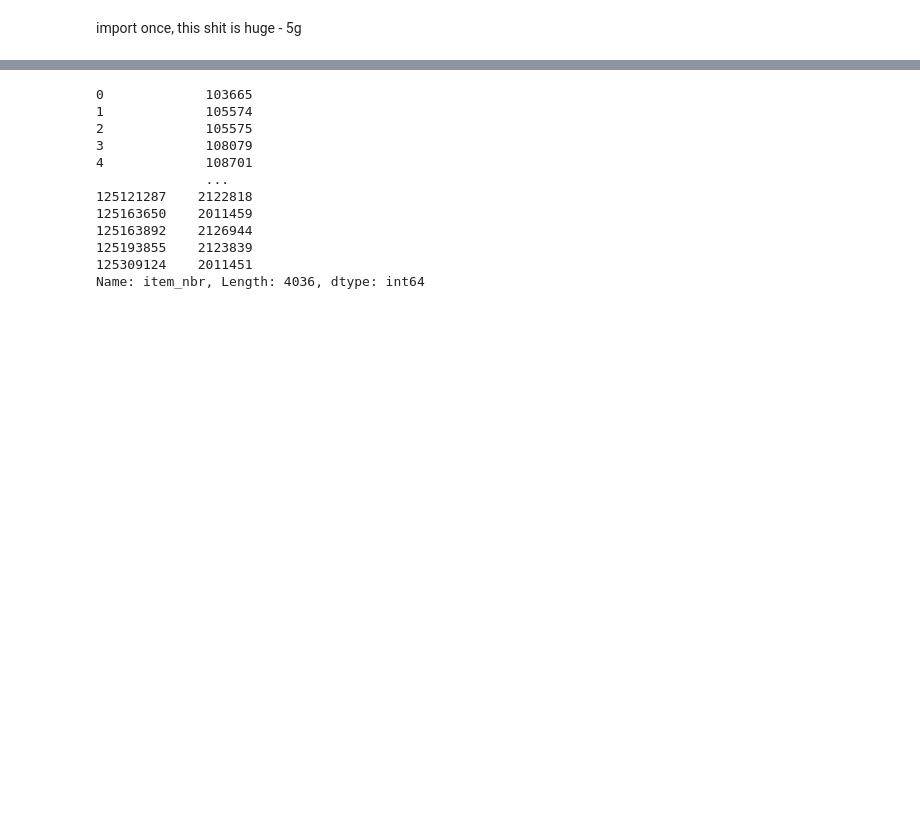
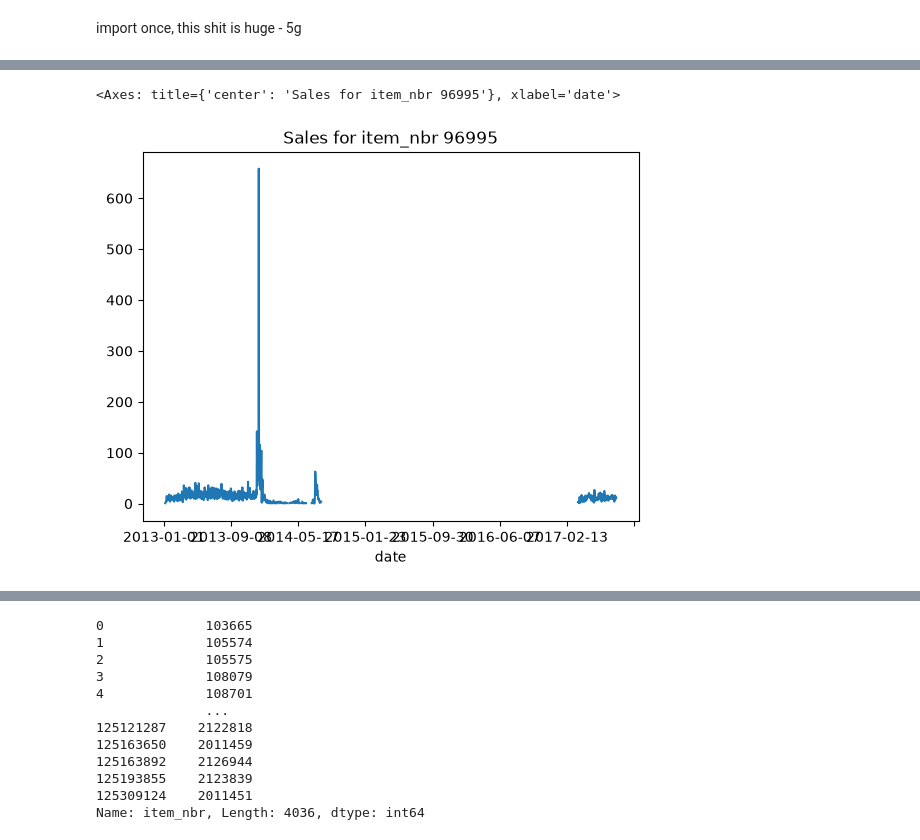
Before and after one commit to tlebon/dsr-competition, a Jupyter notebook: notebooks/data-first-analysis.ipynb, the cells around one changed output, grey strips where cells are left out. Drawn from its saved outputs; the diff is of its cells as text; code cells hidden in the pictures; blank space fills up the shorter version.

```diff
--- a/notebooks/data-first-analysis.ipynb
+++ b/notebooks/data-first-analysis.ipynb
@@ -36,0 +26,2 @@ promotion = train['onpromotion'].copy().drop_duplicates()
+# %%
+wide = train.pivot_table(index='date', columns='item_nbr', values='unit_sales', aggfunc='sum')
@@ -36,0 +105,6 @@ promotion = train['onpromotion'].copy().drop_duplicates()
+# %%
+# wide[96995].plot(title="Sales for item_nbr 96995")
+wide[96995].dropna()
+# %% [output]
+<Axes: title={'center': 'Sales for item_nbr 96995'}, xlabel='date'>
+[figure, added]
```
Also changed, not shown: parts of 10 cells of this notebook, 3 other files.
